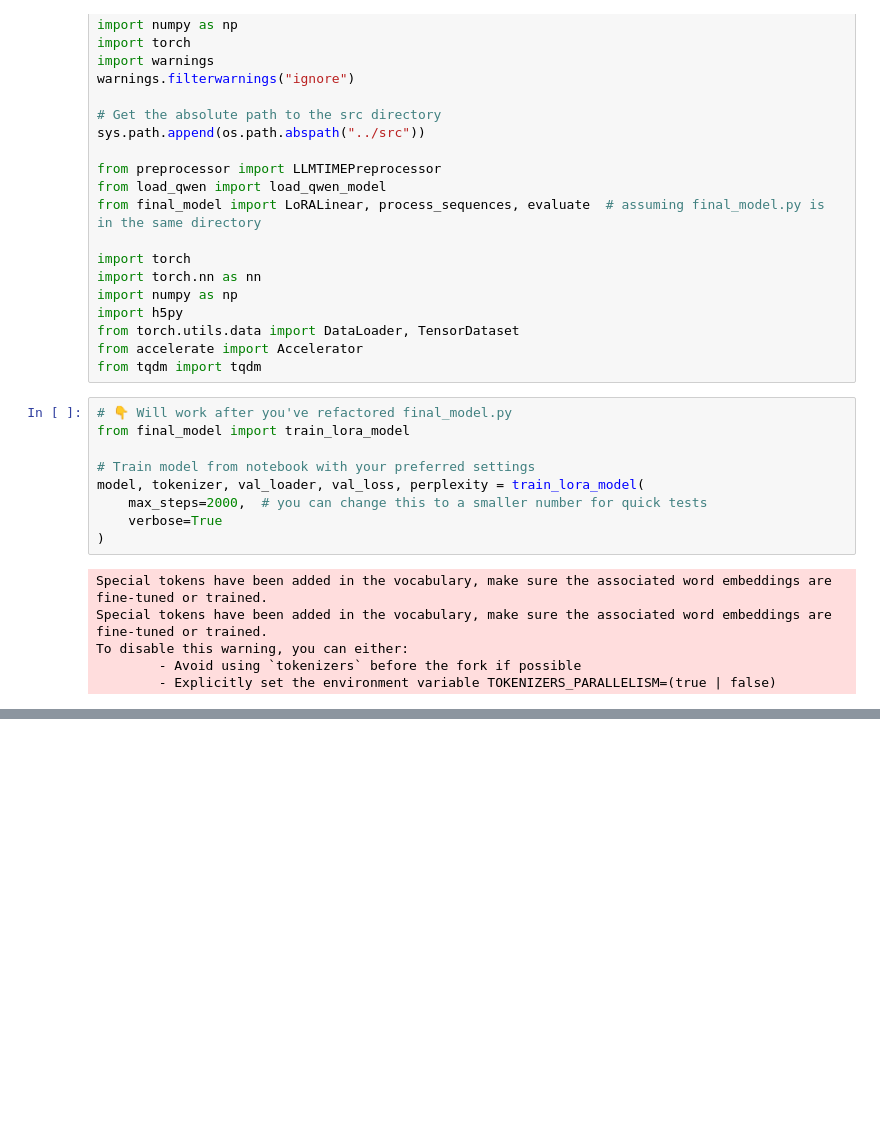
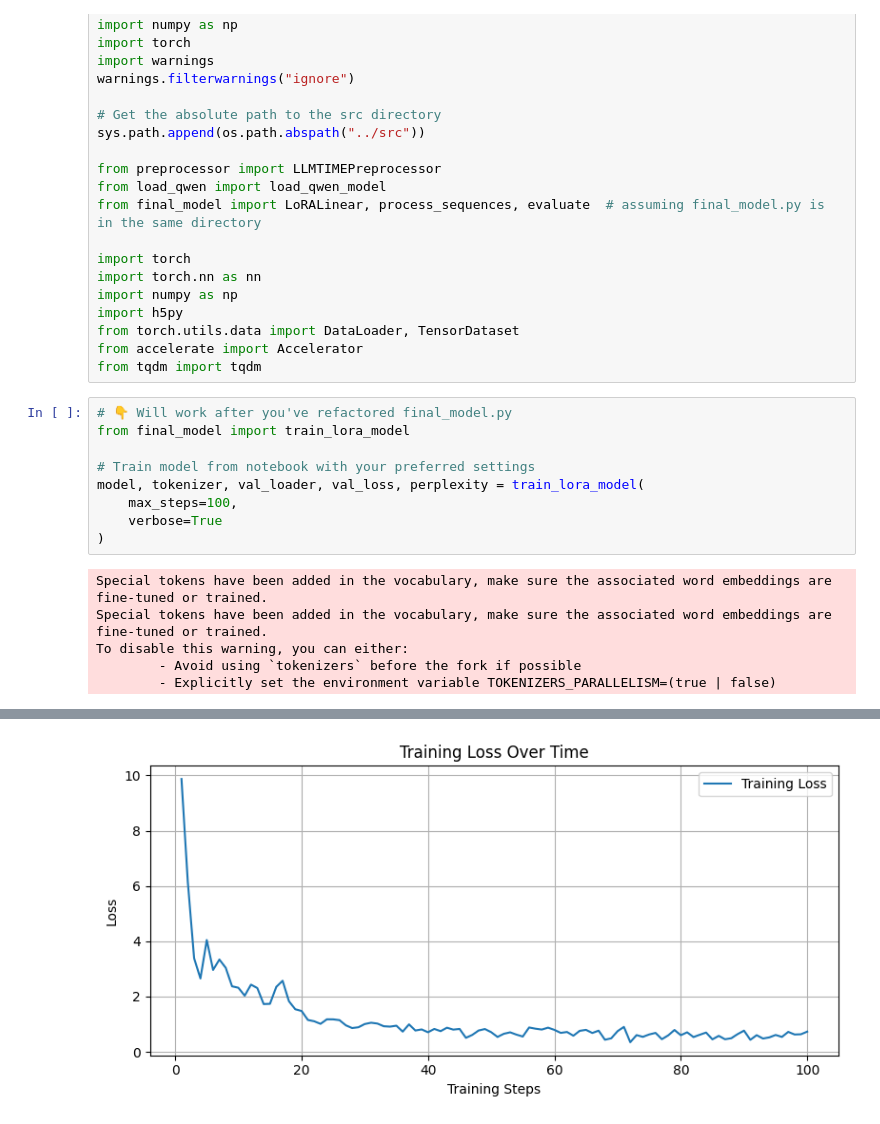
Before and after one commit to raunaq-rai/LLM-time-series-forecasting, a Jupyter notebook: notebooks/3c_final_model.ipynb, the cells around one changed output, grey strips where cells are left out. Cells and saved outputs as stored; diff of their text form; blank space fills up the shorter version.

```diff
--- a/notebooks/3c_final_model.ipynb
+++ b/notebooks/3c_final_model.ipynb
@@ -29,7 +29,7 @@ from final_model import train_lora_model
 
 # Train model from notebook with your preferred settings
 model, tokenizer, val_loader, val_loss, perplexity = train_lora_model(
-    max_steps=2000,  # you can change this to a smaller number for quick tests
+    max_steps=100,
     verbose=True
 )
 # %% [output]
@@ -43,0 +44 @@ To disable this warning, you can either:
+[figure, added]
```
Also changed, not shown: parts of 13 cells of this notebook, 6 other files.
